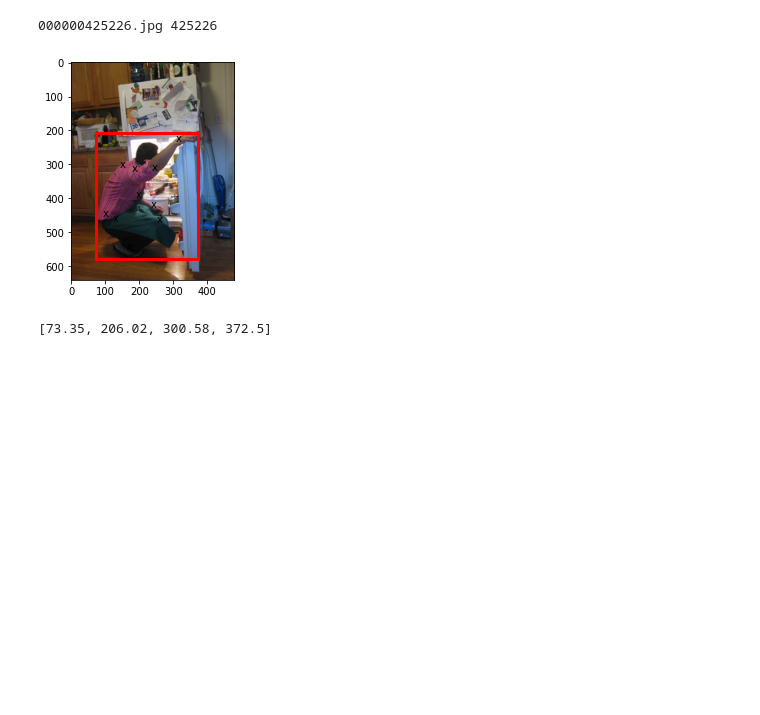
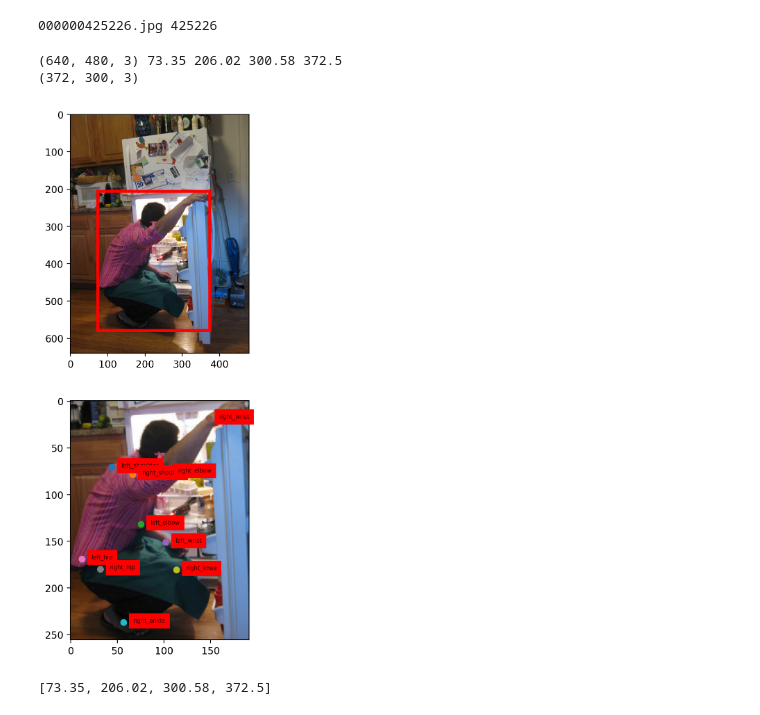
Before and after one commit to TheBlackRus/liveproject_HumanPoseEstimation, a Jupyter notebook: liveproject_humanpose_01.ipynb, the cells around one changed output. Drawn from its saved outputs; the diff is of its cells as text; code cells hidden in the pictures; blank space fills up the shorter version.

```diff
--- a/liveproject_humanpose_01.ipynb
+++ b/liveproject_humanpose_01.ipynb
@@ -92,3 +92,4 @@ dict_keys(['info', 'licenses', 'images', 'annotations', 'categories'])
 example = 0
 img_info = meta["images"][example]
 img_annot = meta["annotations"][example]
+img_cato = meta["categories"][0]["keypoints"]
@@ -107,30 +128,56 @@ print(img_file, img_annot["image_id"])
 # %%
 %matplotlib inline
 #from matplotlib.pyplot import imshow
 from matplotlib import image
 import matplotlib.pyplot as plt
 import matplotlib.patches as patches
+import cv2
 img = image.imread("val2017//"+img_file)
-fig,ax = plt.subplots(1)
-ax.imshow(img)
+fig,ax = plt.subplots(2,figsize=(20,10))
+fig.set_dpi(200)
+
+ax[0].imshow(img)
 
 start_x,start_y, w,h = img_annot["bbox"]
 
-r = patches.Rectangle((start_x,start_y),w,h,linewidth=3,edgecolor='r',facecolor='None')
-ax.add_patch(r)
 
 
+r = patches.Rectangle((start_x,start_y),w,h,linewidth=3,edgecolor='r',facecolor='None')
+ax[0].add_patch(r)
+
+
+
+print(img.shape,start_x,start_y,w,h)
+img_crop = img[int(start_y):(int(start_y+h)),int(start_x):int(start_x+w),:]
+print(img_crop.shape)
+img_crop = cv2.resize(img_crop,(192,256))
+sx = 192/w
+sy = 256/h
+ax[1].imshow(img_crop)
 keypoints = img_annot["keypoints"]
 for i in range(len(keypoints)//3):
-  x = keypoints[i*3]
-  y = keypoints[i*3+1]
+  x = (keypoints[i*3]-start_x)*sx
+  y = (keypoints[i*3+1]-start_y)*sy
   v = keypoints[i*3+2]
   if v:
-    ax.text(x, y, "x")
+    # ax.text(x, y, "x")
+    label = "Key"
+    ax[1].scatter(x,y)
+
+    ax[1].annotate(img_cato[i], # this is the text
+                 (x,y), # this is the point to label
+                 textcoords="offset points", # how to position the text
+                 size=6,
+                 xytext=(10,0), # distance from text to points (x,y)
+                 ha='left',
+                 alpha=0.8,
+                 backgroundcolor="r")
 
 plt.show()
 # %% [output]
+(640, 480, 3) 73.35 206.02 300.58 372.5
+(372, 300, 3)
-[figure, old version]
+[figure, new version]
 # %%
 img_annot["bbox"]
 # %% [output]
```
Also changed, not shown: parts of 1 cell of this notebook.
